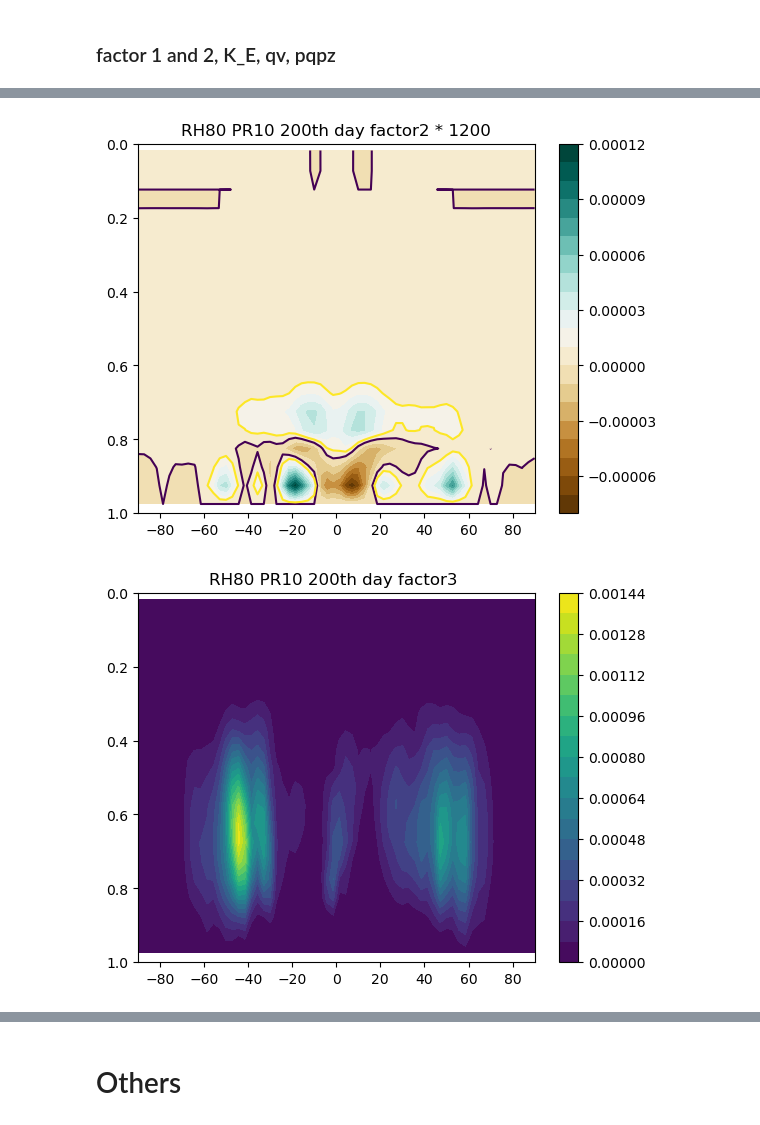
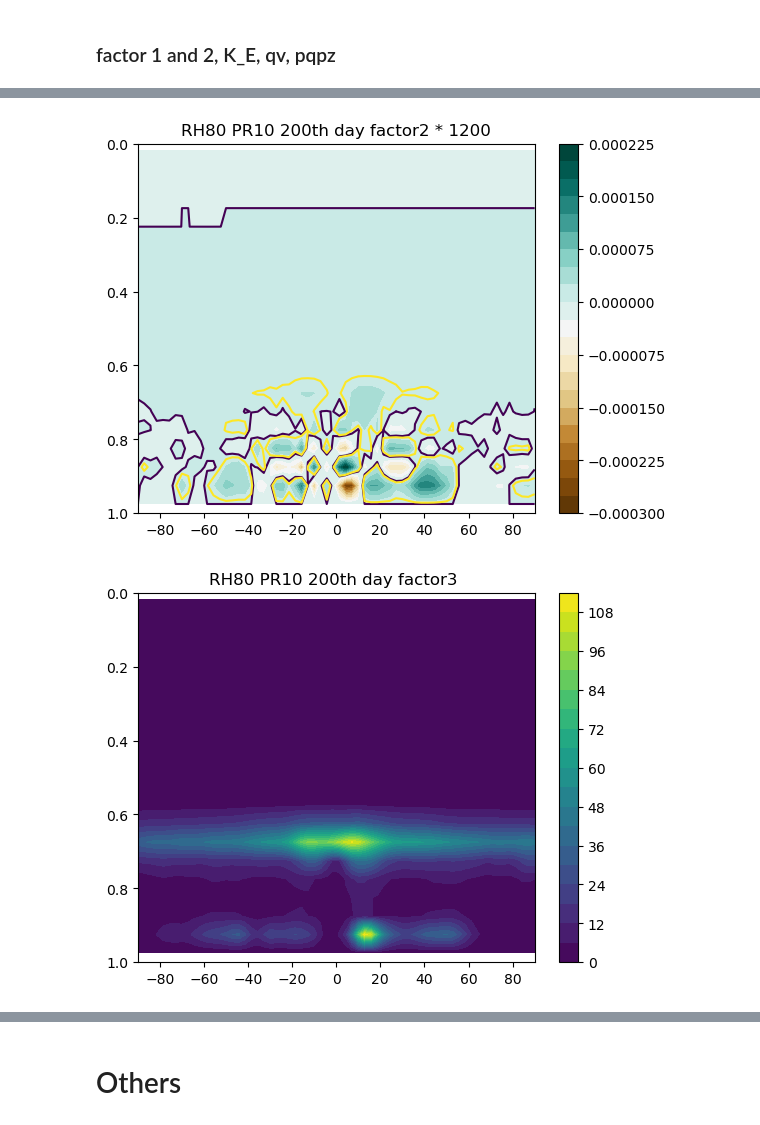
Before and after one commit to PeterChang1023/Dycore_Master, a Jupyter notebook: dycore/IdealizeSpetral.jl/exp/HSt42/check_spinupday.ipynb, the cells around one changed output, grey strips where cells are left out. Saved outputs shown, nothing was run; the diff lists cells and outputs as text; code cells hidden in the pictures.

```diff
--- a/dycore/IdealizeSpetral.jl/exp/HSt42/check_spinupday.ipynb
+++ b/dycore/IdealizeSpetral.jl/exp/HSt42/check_spinupday.ipynb
@@ -104,8 +104,9 @@ class Dycore:
 
     def cal_pre(self):
         self.Prec = np.zeros(self.u.shape)
+        self.time_start = 1
         for i in range(1,20-1):
-            self.Prec[:,i,:,:] = 1/self.g * self.qv_diff[:,i,:,:] * (self.p[:,i+1,:,:] - self.p[:,i-1,:,:])/2
+            self.Prec[self.time_start:,i,:,:] = 1/self.g * self.qv_diff[self.time_start:,i,:,:] * (self.p[self.time_start:,i+1,:,:] - self.p[self.time_start:,i-1,:,:])/2
         # self.Prec[:, 0,:,:] = 1/self.g * self.qv_diff[:, 0,:,:] * (self.p[:, 1,:,:] - self.p[:, 0,:,:])/2
         # self.Prec[:,-1,:,:] = 1/self.g * self.qv_diff[:,-1,:,:] * (self.p[:,-1,:,:] - self.p[:,-2,:,:])/2
 
@@ -128,8 +129,8 @@ class Dycore:
 
         return np.nanmean(self.factor3, axis=(1,3))
 # %%
-file = "test_all.dat"
-time = np.linspace(0,5,5)
+file = "100day_from_dry_final.dat"
+time = np.linspace(0,100,100)
 y    = np.linspace(-90,90,64)
 
 yy, tt = np.meshgrid(y,time)
@@ -148,17 +149,17 @@ for pr in range(10,20,10):
     # t_mean2 = dycore.cal_t_last()
 
 
-    # CS = ax[a].contourf(tt, yy, get_KE,levels=np.linspace(150,1050,7), extend="both")
+    # CS = plt.contourf(tt, yy, get_KE,levels=21, extend="both")
 
     CS = plt.contourf(tt, yy, Prec[:,:] * int(pr),levels=21, extend="max")
 
-    # CS = ax[a].contourf(tt, yy, t_mean, levels=21, extend="both")
+    # CS = plt.contourf(tt, yy, t_mean, levels=21, extend="both")
 
 
     plt.colorbar(CS, orientation='vertical',fraction=0.046, pad=0.04)
     # ax[a].set_title(f"Kinetic Energy [kJ/kg], PR={pr}")
 
-    plt.title(f"PR={pr},Precipitation [mm/day], RH=80%")
+    # plt.title(f"PR={pr},Precipitation [mm/day], RH=80%")
     # ax[a].set_title(f"T [K], PR={pr}")
 
     plt.xlabel("time")
@@ -275,7 +284,7 @@ for i in range(10,20,10):
     yy, sigma_mean2 = dycore.yy, dycore.sigma_mean2
 
     qv = dycore.qv
-    qv_mean = np.nanmean(qv[:,:,:,:], axis=(0,3))
+    qv_mean = np.nanmean(qv[-1:,:,:,:], axis=(0,3))
 
     plt.figure(dpi=100.)
     CS = plt.contourf(yy, sigma_mean2, qv_mean, levels=21)
@@ -372,8 +381,8 @@ for i in range(10,20,10):
 # %% [markdown]
 ### factor 1 and 2, K_E, qv, pqpz
 # %%
-day_ini = 0
-day_final = 1
+day_ini = -5
+day_final = -1
 
 for i in range(10,20,10):
     pr = i
@@ -479,2 +488,2 @@ for i in range(10,20,10):
-[figure, old version]
+[figure, new version]
-[figure, old version]
+[figure, new version]
```
Also changed, not shown: parts of 19 cells of this notebook, 2 other files.
